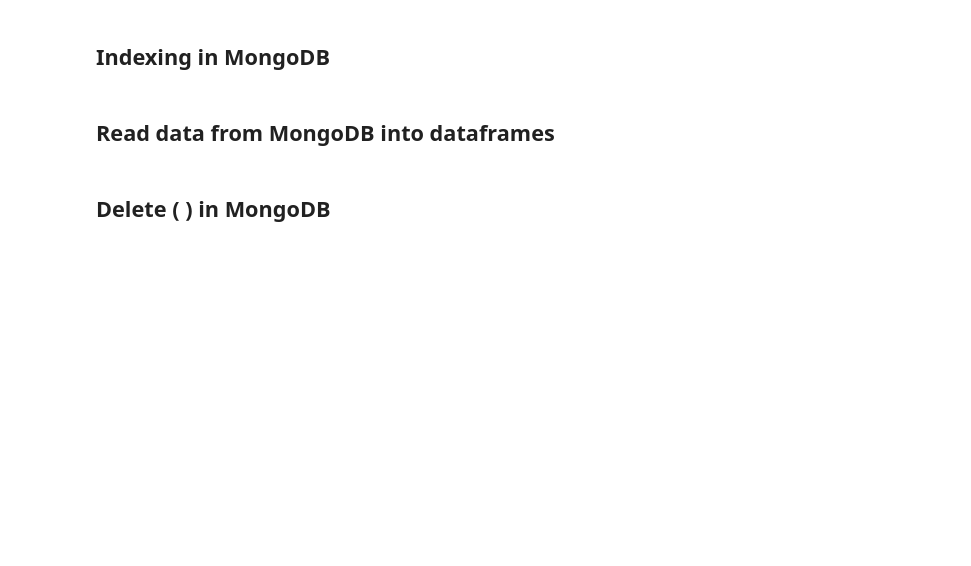
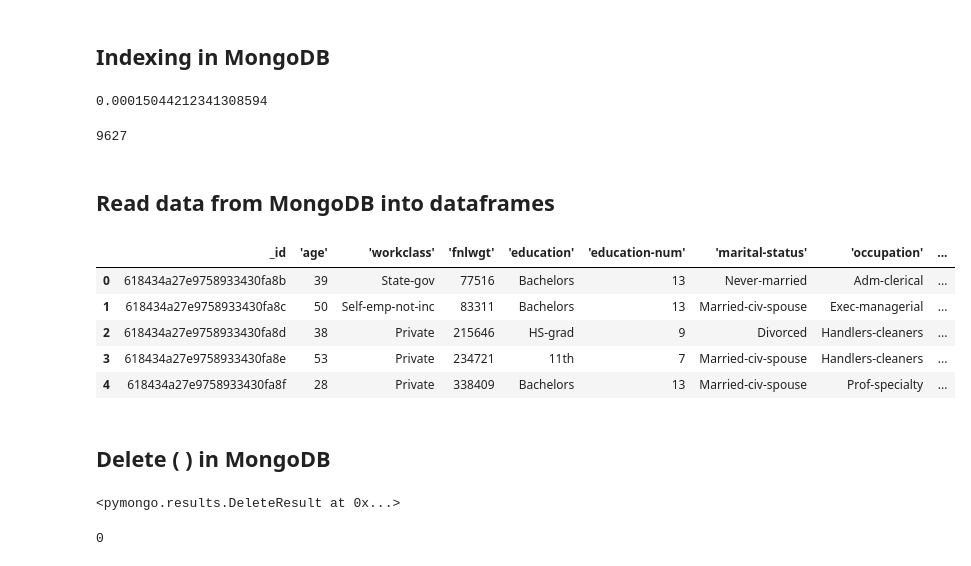
Before and after one commit to pptscdia2021/pp12021grupo2_a1-pp12021grupo2_a1, a Jupyter notebook: Practico 3/mongo.ipynb, the cells around one changed output. Saved outputs shown, nothing was run; the diff lists cells and outputs as text; code cells hidden in the pictures; blank space fills up the shorter version.

Commit message:
mongo completado

```diff
--- a/Practico 3/mongo.ipynb
+++ b/Practico 3/mongo.ipynb
@@ -128,8 +128,9 @@ import pymongo
 import pandas as pd
 # %%
 #Conexión a MongoDB
-client = pymongo.MongoClient('localhost',27017)
-db = client['mongo']
+uri = 'mongodb://u8uqxyau2gcuf6kjcr6h:Ce0fmc6MYDdmEGtSdC3b@beltqgh7fx6sbpu-mongodb.services.clever-cloud.com:27017/beltqgh7fx6sbpu'
+client = pymongo.MongoClient(uri,27017)
+db = client['beltqgh7fx6sbpu']
 # %%
 #Colección
 collection = db['income']
@@ -215,2 +222,10 @@ None
 # %% [markdown]
 ## Update operation
+# %%
+collection.update_one({"'age'": 38},
+        {
+        "$set": {
+            "'capital-gain'":999,
+            "'capital-loss'":999,
+                }
+        })
@@ -219,4 +262,33 @@ None
+# %%
+import time
+start = time.time()
+velocidad = collection.find({"'age'":{'$gt':45}})
+end = time.time()
+print(end-start)
+velocidad.count()
+# %% [output]
+0.00015044212341308594
+9627
 # %% [markdown]
 ## Read data from MongoDB into dataframes
+# %%
+df2mongo = pd.DataFrame(list(collection.find()))
+# %%
+df2mongo.head()
+# %% [output]
+|  | _id | 'age' | 'workclass' | 'fnlwgt' | 'education' | 'education-num' | 'marital-status' | 'occupation' | ... |
+| 0 | 618434a27e9758933430fa8b | 39 | State-gov | 77516 | Bachelors | 13 | Never-married | Adm-clerical | ... |
+| 1 | 618434a27e9758933430fa8c | 50 | Self-emp-not-inc | 83311 | Bachelors | 13 | Married-civ-spouse | Exec-managerial | ... |
+| 2 | 618434a27e9758933430fa8d | 38 | Private | 215646 | HS-grad | 9 | Divorced | Handlers-cleaners | ... |
+| 3 | 618434a27e9758933430fa8e | 53 | Private | 234721 | 11th | 7 | Married-civ-spouse | Handlers-cleaners | ... |
+| 4 | 618434a27e9758933430fa8f | 28 | Private | 338409 | Bachelors | 13 | Married-civ-spouse | Prof-specialty | ... |
 # %% [markdown]
 ## Delete ( ) in MongoDB
+# %%
+collection.delete_many({})
+# %% [output]
+<pymongo.results.DeleteResult at 0x...>
+# %%
+collection.count_documents({})
+# %% [output]
+0
```
Also changed, not shown: parts of 7 cells of this notebook.
